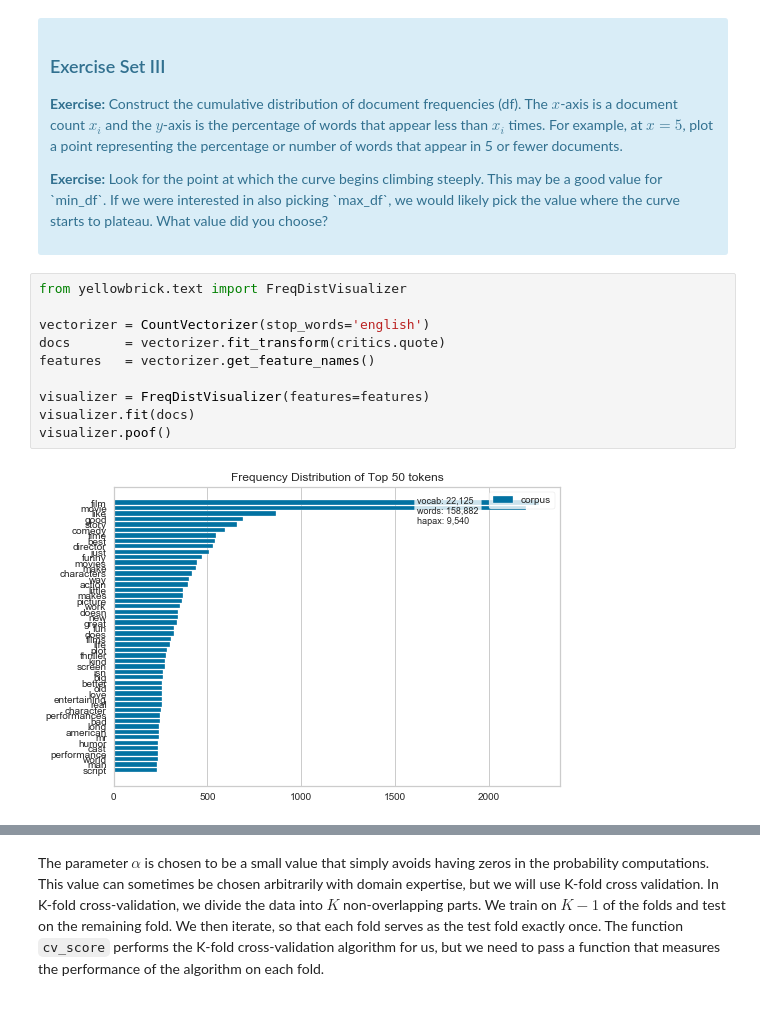
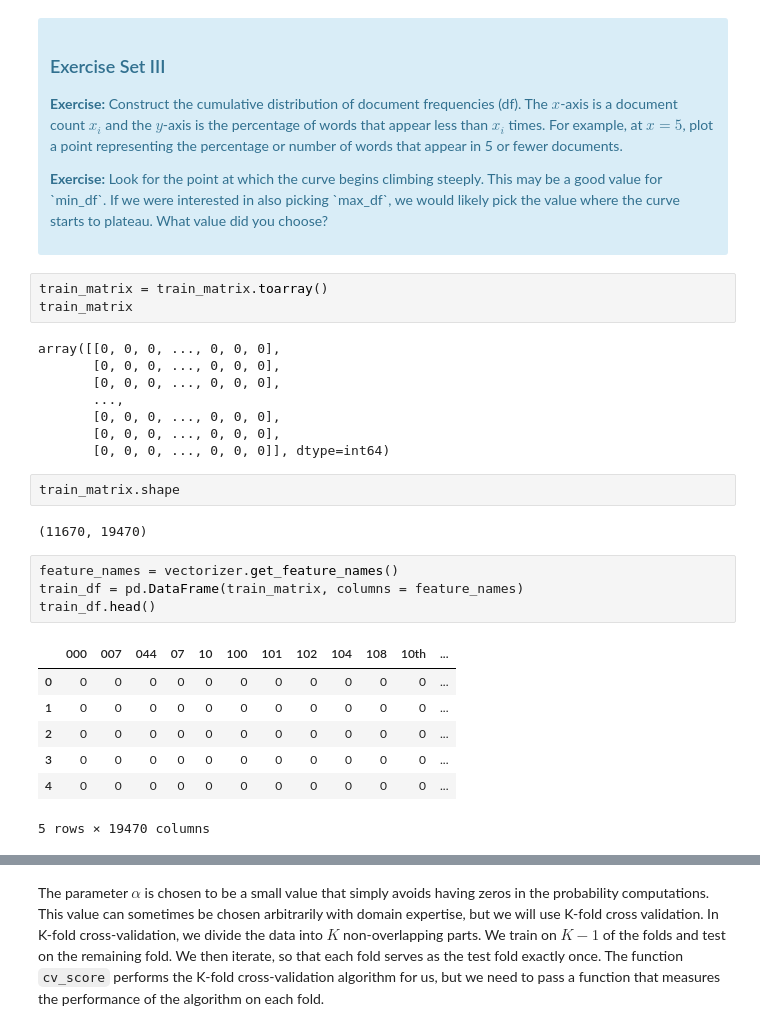
Before and after one commit to adjakka/Mini_Projects_Data_Science, a Jupyter notebook: Sentiment_analysis_naive_bayes/Mini_Project_Naive_Bayes.ipynb, the cells around one changed output, grey strips where cells are left out. Cells and saved outputs as stored; diff of their text form.

```diff
--- a/Sentiment_analysis_naive_bayes/Mini_Project_Naive_Bayes.ipynb
+++ b/Sentiment_analysis_naive_bayes/Mini_Project_Naive_Bayes.ipynb
@@ -345,15 +357,30 @@ First, let's find an appropriate value for `min_df` for the `CountVectorizer`. `
 
 <p><b>Exercise:</b> Look for the point at which the curve begins climbing steeply. This may be a good value for `min_df`. If we were interested in also picking `max_df`, we would likely pick the value where the curve starts to plateau. What value did you choose?</p>
 </div>
-# %%
-from yellowbrick.text import FreqDistVisualizer
-
-vectorizer = CountVectorizer(stop_words='english')
-docs       = vectorizer.fit_transform(critics.quote)
-features   = vectorizer.get_feature_names()
-
-visualizer = FreqDistVisualizer(features=features)
-visualizer.fit(docs)
-visualizer.poof()
-# %% [output]
-[figure, removed]
+# %%
+train_matrix = train_matrix.toarray()
+train_matrix
+# %% [output]
+array([[0, 0, 0, ..., 0, 0, 0],
+       [0, 0, 0, ..., 0, 0, 0],
+       [0, 0, 0, ..., 0, 0, 0],
+       ...,
+       [0, 0, 0, ..., 0, 0, 0],
+       [0, 0, 0, ..., 0, 0, 0],
+       [0, 0, 0, ..., 0, 0, 0]], dtype=int64)
+# %%
+train_matrix.shape
+# %% [output]
+(11670, 19470)
+# %%
+feature_names = vectorizer.get_feature_names()
+train_df = pd.DataFrame(train_matrix, columns = feature_names)
+train_df.head()
+# %% [output]
+|  | 000 | 007 | 044 | 07 | 10 | 100 | 101 | 102 | 104 | 108 | 10th | ... |
+| 0 | 0 | 0 | 0 | 0 | 0 | 0 | 0 | 0 | 0 | 0 | 0 | ... |
+| 1 | 0 | 0 | 0 | 0 | 0 | 0 | 0 | 0 | 0 | 0 | 0 | ... |
+| 2 | 0 | 0 | 0 | 0 | 0 | 0 | 0 | 0 | 0 | 0 | 0 | ... |
+| 3 | 0 | 0 | 0 | 0 | 0 | 0 | 0 | 0 | 0 | 0 | 0 | ... |
+| 4 | 0 | 0 | 0 | 0 | 0 | 0 | 0 | 0 | 0 | 0 | 0 | ... |
+5 rows × 19470 columns
```
Also changed, not shown: parts of 45 cells of this notebook.
